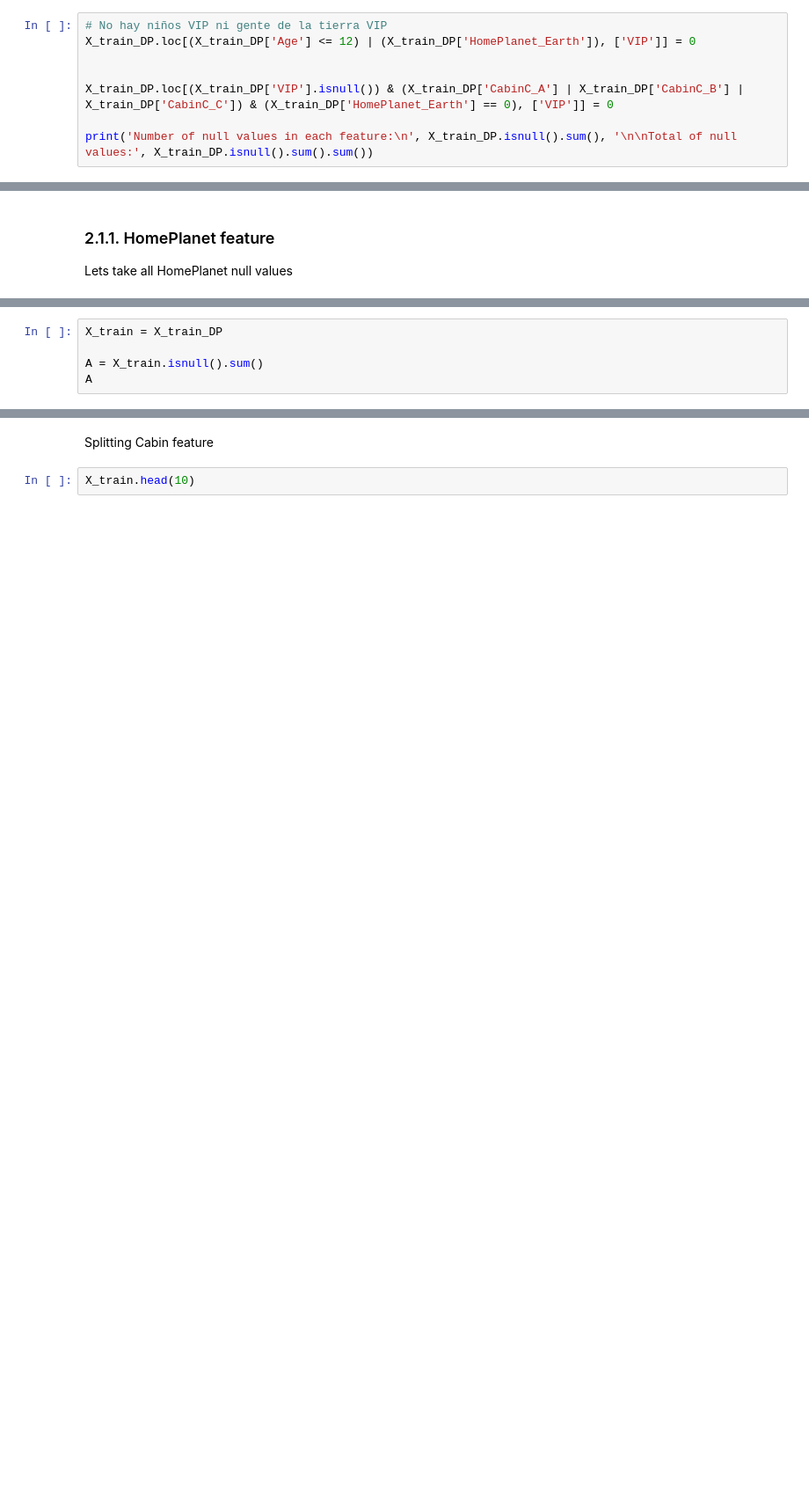
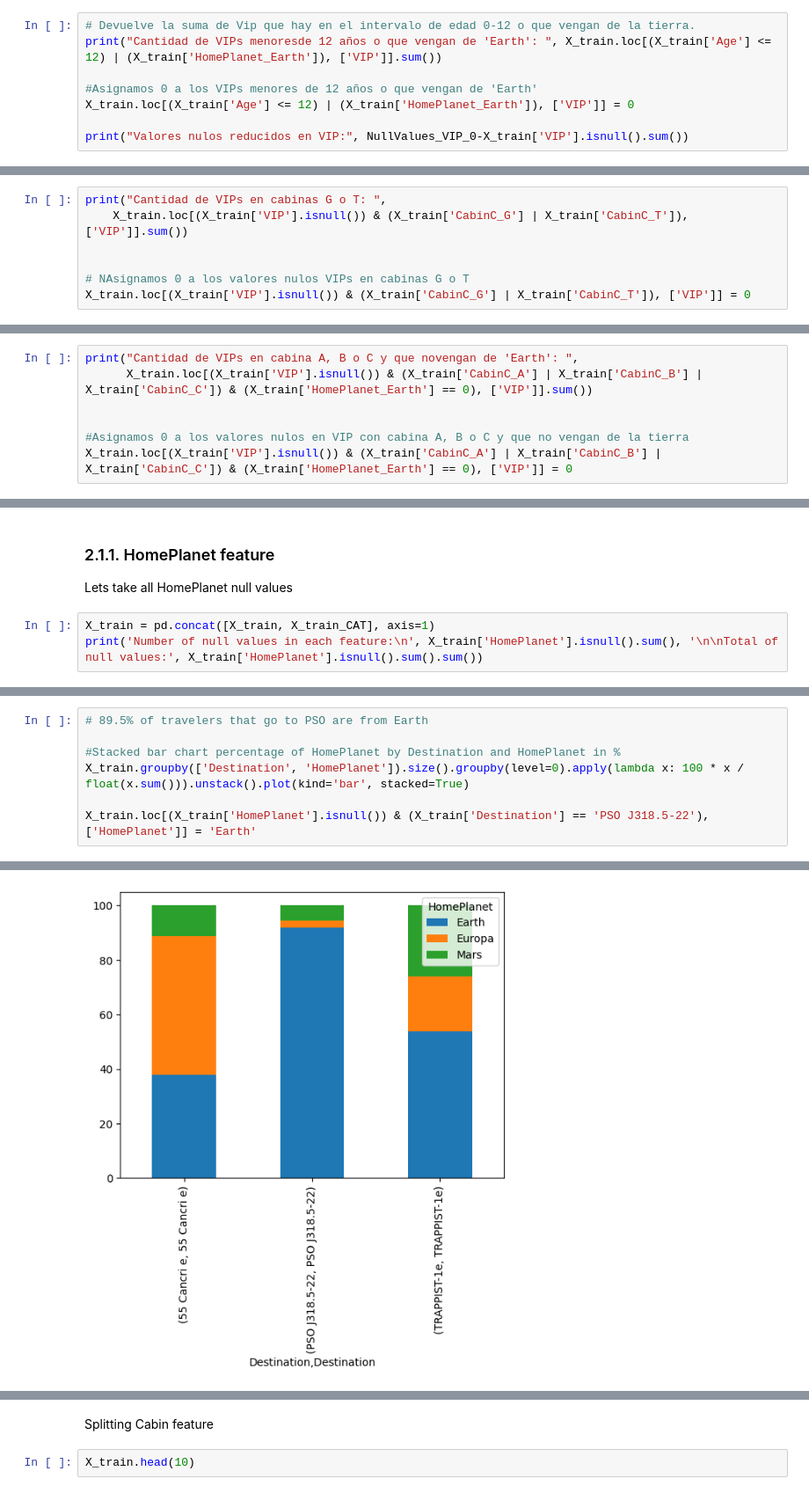
Before and after one commit to JMViJi/Spaceship-Titanic-Kaggle-Competition, a Jupyter notebook: spaceship-titanic.ipynb, the cells around one changed output, grey strips where cells are left out. Shown: that part at 88% size. Saved outputs shown, nothing was run; the diff lists cells and outputs as text; blank space fills up the shorter version.

```diff
--- a/spaceship-titanic.ipynb
+++ b/spaceship-titanic.ipynb
@@ -414,9 +554,9 @@ VIP Feature
 # %%
-# No hay niños VIP ni gente de la tierra VIP
-X_train_DP.loc[(X_train_DP['Age'] <= 12) | (X_train_DP['HomePlanet_Earth']), ['VIP']] = 0
+# Devuelve la suma de Vip que hay en el intervalo de edad 0-12 o que vengan de la tierra.
+print("Cantidad de VIPs menoresde 12 años o que vengan de 'Earth': ", X_train.loc[(X_train['Age'] <= 12) | (X_train['HomePlanet_Earth']), ['VIP']].sum())
 
+#Asignamos 0 a los VIPs menores de 12 años o que vengan de 'Earth'
+X_train.loc[(X_train['Age'] <= 12) | (X_train['HomePlanet_Earth']), ['VIP']] = 0
 
-X_train_DP.loc[(X_train_DP['VIP'].isnull()) & (X_train_DP['CabinC_A'] | X_train_DP['CabinC_B'] | X_train_DP['CabinC_C']) & (X_train_DP['HomePlanet_Earth'] == 0), ['VIP']] = 0
-
-print('Number of null values in each feature:\n', X_train_DP.isnull().sum(), '\n\nTotal of null values:', X_train_DP.isnull().sum().sum())
+print("Valores nulos reducidos en VIP:", NullValues_VIP_0-X_train['VIP'].isnull().sum())
 # %% [output]
@@ -439,0 +568,7 @@ Total of null values: 6923
+# %%
+print("Cantidad de VIPs en cabinas G o T: ",
+    X_train.loc[(X_train['VIP'].isnull()) & (X_train['CabinC_G'] | X_train['CabinC_T']), ['VIP']].sum())
+
+
+# NAsignamos 0 a los valores nulos VIPs en cabinas G o T
+X_train.loc[(X_train['VIP'].isnull()) & (X_train['CabinC_G'] | X_train['CabinC_T']), ['VIP']] = 0
@@ -439,0 +581,7 @@ Total of null values: 6923
+# %%
+print("Cantidad de VIPs en cabina A, B o C y que novengan de 'Earth': ",
+      X_train.loc[(X_train['VIP'].isnull()) & (X_train['CabinC_A'] | X_train['CabinC_B'] | X_train['CabinC_C']) & (X_train['HomePlanet_Earth'] == 0), ['VIP']].sum())
+
+
+#Asignamos 0 a los valores nulos en VIP con cabina A, B o C y que no vengan de la tierra
+X_train.loc[(X_train['VIP'].isnull()) & (X_train['CabinC_A'] | X_train['CabinC_B'] | X_train['CabinC_C']) & (X_train['HomePlanet_Earth'] == 0), ['VIP']] = 0
@@ -511,3 +662,6 @@ for i in range(0, len(X_train)):
 # %% [markdown]
 ### 2.1.1. HomePlanet feature
 Lets take all HomePlanet null values
+# %%
+X_train = pd.concat([X_train, X_train_CAT], axis=1)
+print('Number of null values in each feature:\n', X_train['HomePlanet'].isnull().sum(), '\n\nTotal of null values:', X_train['HomePlanet'].isnull().sum().sum())
@@ -514,6 +673,8 @@ Lets take all HomePlanet null values
 # %%
-X_train = X_train_DP
+# 89.5% of travelers that go to PSO are from Earth
 
-A = X_train.isnull().sum()
-A
+#Stacked bar chart percentage of HomePlanet by Destination and HomePlanet in %
+X_train.groupby(['Destination', 'HomePlanet']).size().groupby(level=0).apply(lambda x: 100 * x / float(x.sum())).unstack().plot(kind='bar', stacked=True)
+
+X_train.loc[(X_train['HomePlanet'].isnull()) & (X_train['Destination'] == 'PSO J318.5-22'), ['HomePlanet']] = 'Earth'
 # %% [output]
@@ -536,0 +681 @@ dtype: int64
+[figure, added]
```
Also changed, not shown: parts of 34 cells of this notebook, 1 other file.
